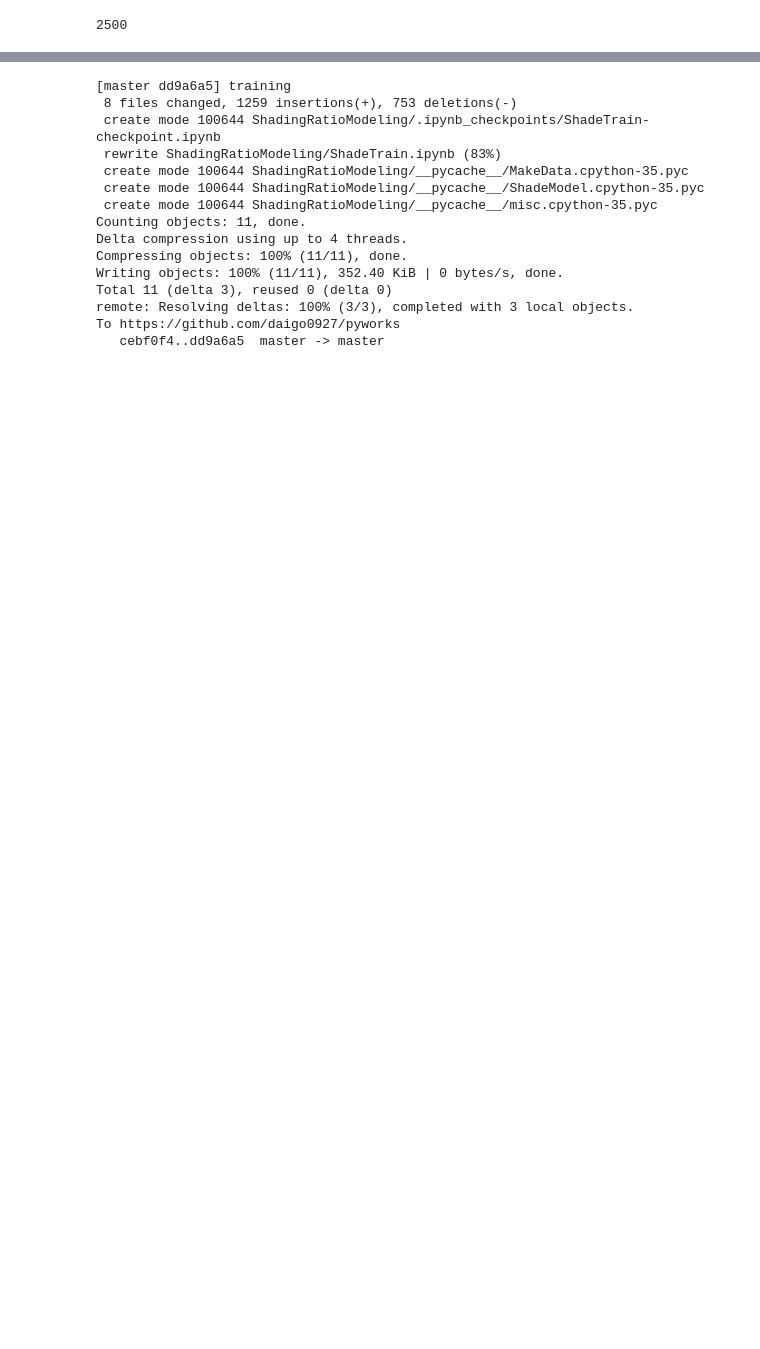
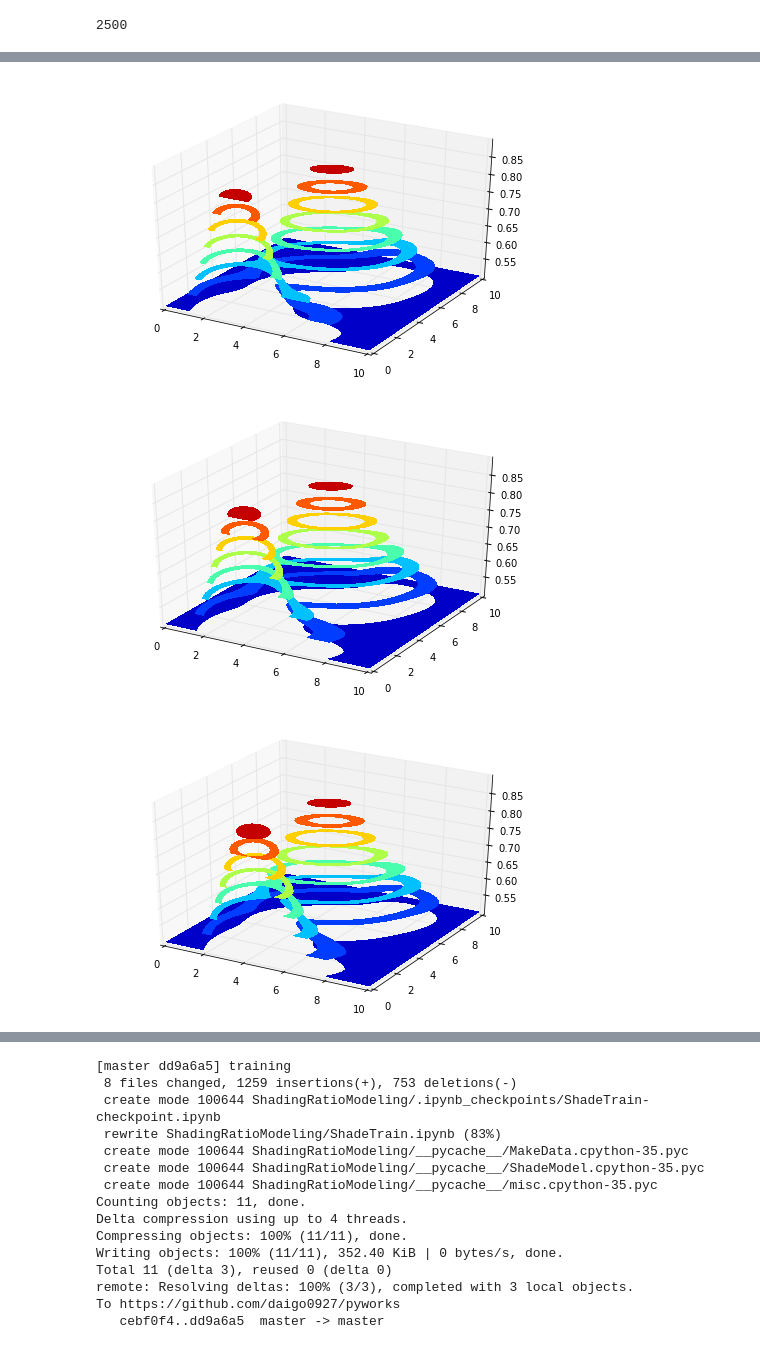
Before and after one commit to daigo0927/pyworks, a Jupyter notebook: ShadingRatioModeling/ShadeTrain.ipynb, the cells around one changed output, grey strips where cells are left out. Saved outputs shown, nothing was run; the diff lists cells and outputs as text; code cells hidden in the pictures; blank space fills up the shorter version.

```diff
--- a/ShadingRatioModeling/ShadeTrain.ipynb
+++ b/ShadingRatioModeling/ShadeTrain.ipynb
@@ -168,0 +161,7 @@ Model.params
+# %%
+for f in Model.frame:
+    Model.ModelPlot(frame=f, axtype='contourf')
+# %% [output]
+[figure, added]
+[figure, added]
+[figure, added]
```
Also changed, not shown: parts of 12 cells of this notebook, 11 other files.
